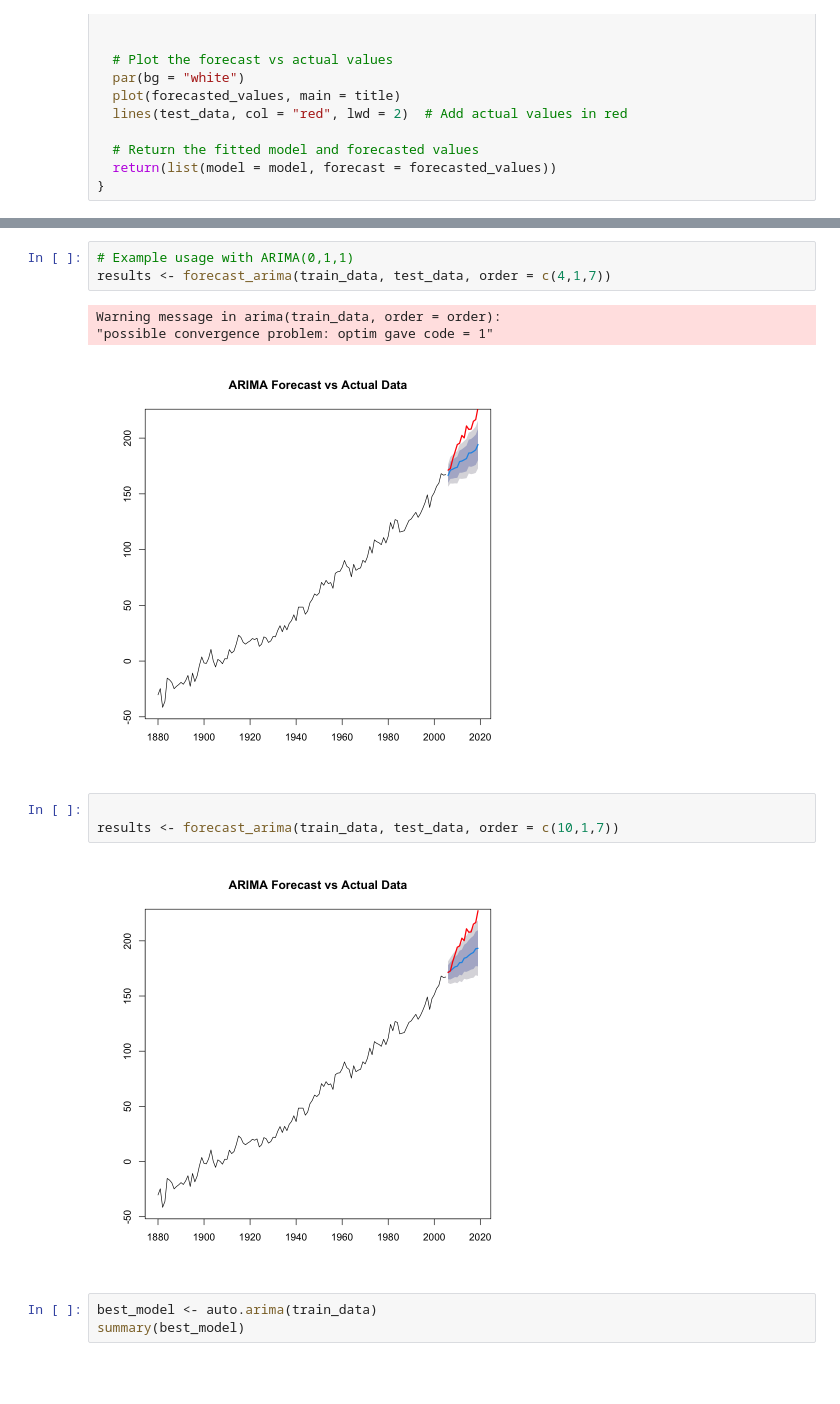
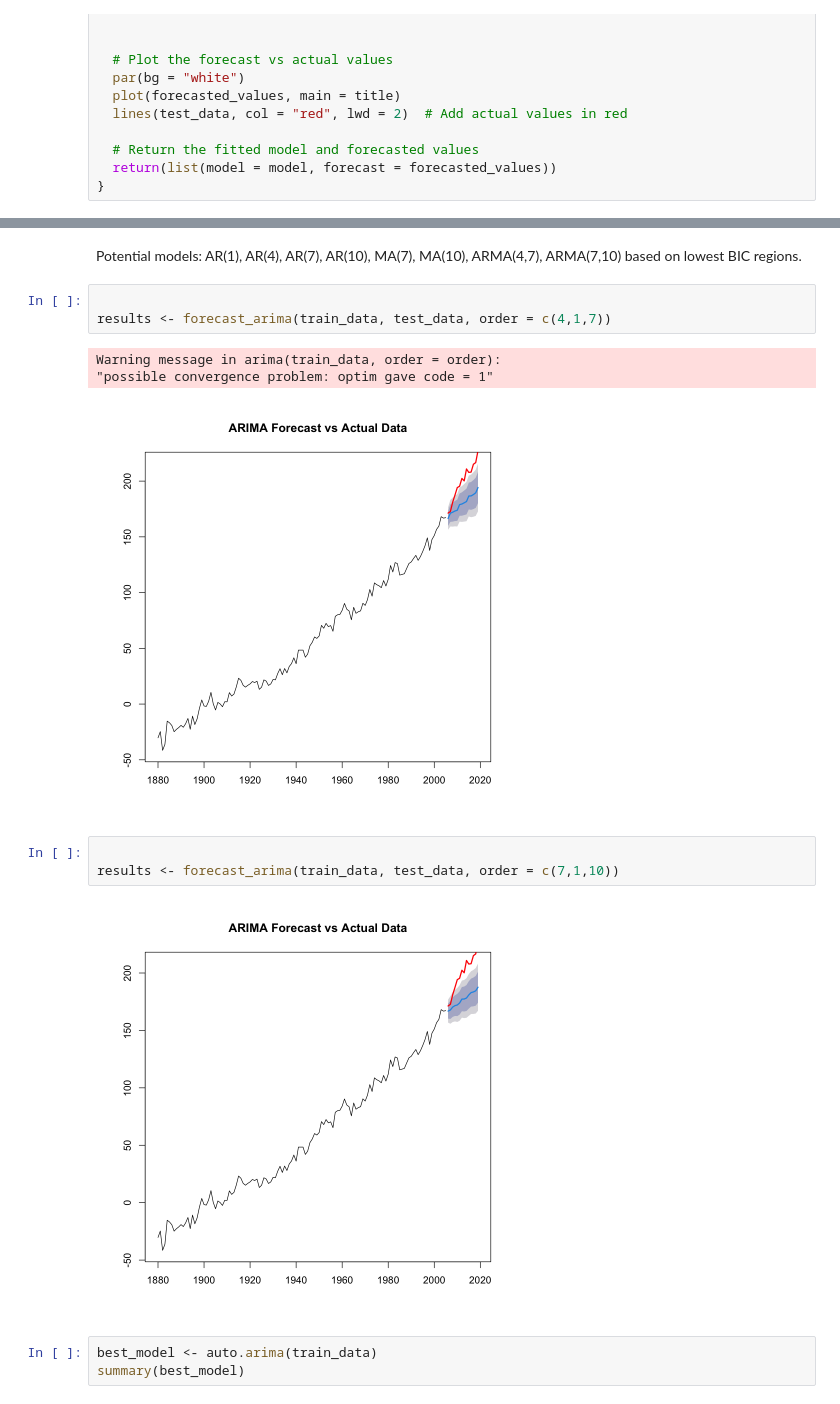
Before and after one commit to mohammed-el-amine-kichah/sea-level-time-series-project, a Jupyter notebook: sea_level.ipynb, the cells around one changed output, grey strips where cells are left out. Drawn from its saved outputs; the diff is of its cells as text; blank space fills up the shorter version.

```diff
--- a/sea_level.ipynb
+++ b/sea_level.ipynb
@@ -193,5 +195,7 @@ forecast_arima <- function(train_data, test_data, order = c(0,1,1), title = "ARI
+# %% [markdown]
+Potential models: AR(1), AR(4), AR(7), AR(10), MA(7), MA(10), ARMA(4,7), ARMA(7,10) based on lowest BIC regions.
 # %%
-# Example usage with ARIMA(0,1,1)
+
 results <- forecast_arima(train_data, test_data, order = c(4,1,7))
 # %% [output]
 Warning message in arima(train_data, order = order):
@@ -199,9 +203,9 @@ Warning message in arima(train_data, order = order):
 [figure]
 # %%
 
-results <- forecast_arima(train_data, test_data, order = c(10,1,7))
+results <- forecast_arima(train_data, test_data, order = c(7,1,10))
 # %% [output]
-[figure, old version]
+[figure, new version]
 # %%
 best_model <- auto.arima(train_data)
 summary(best_model)
```
Also changed, not shown: parts of 5 cells of this notebook.
